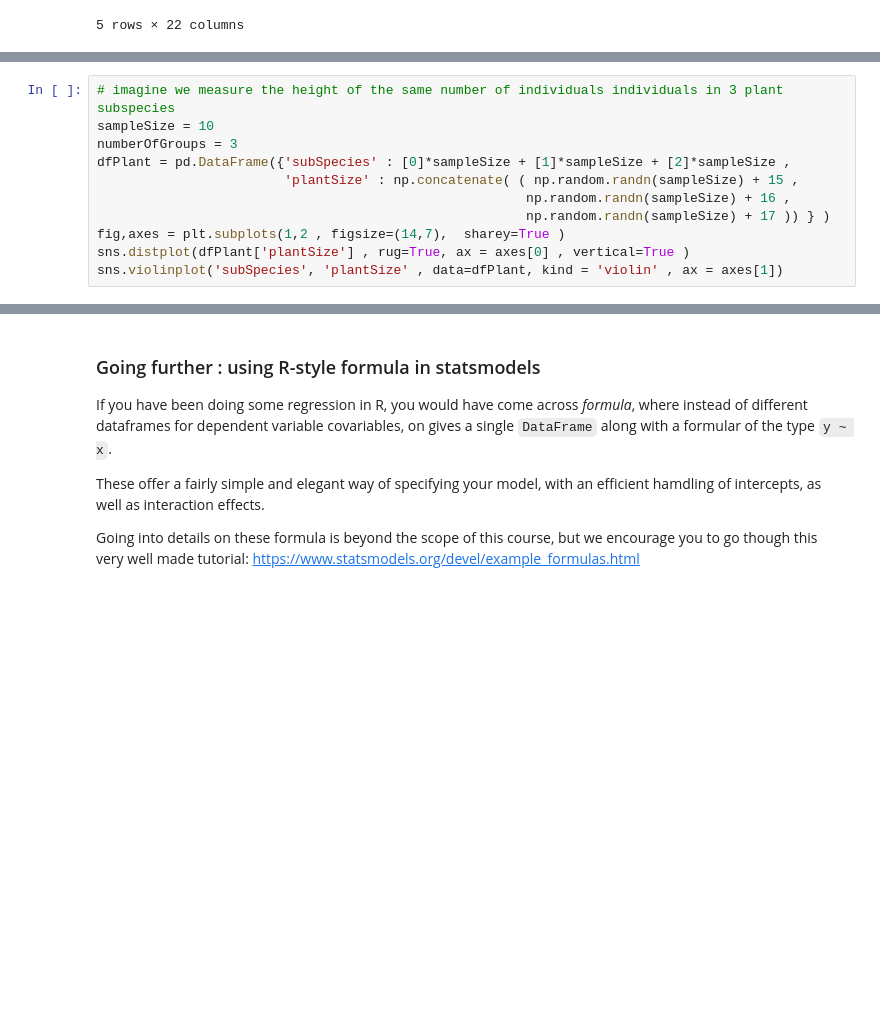
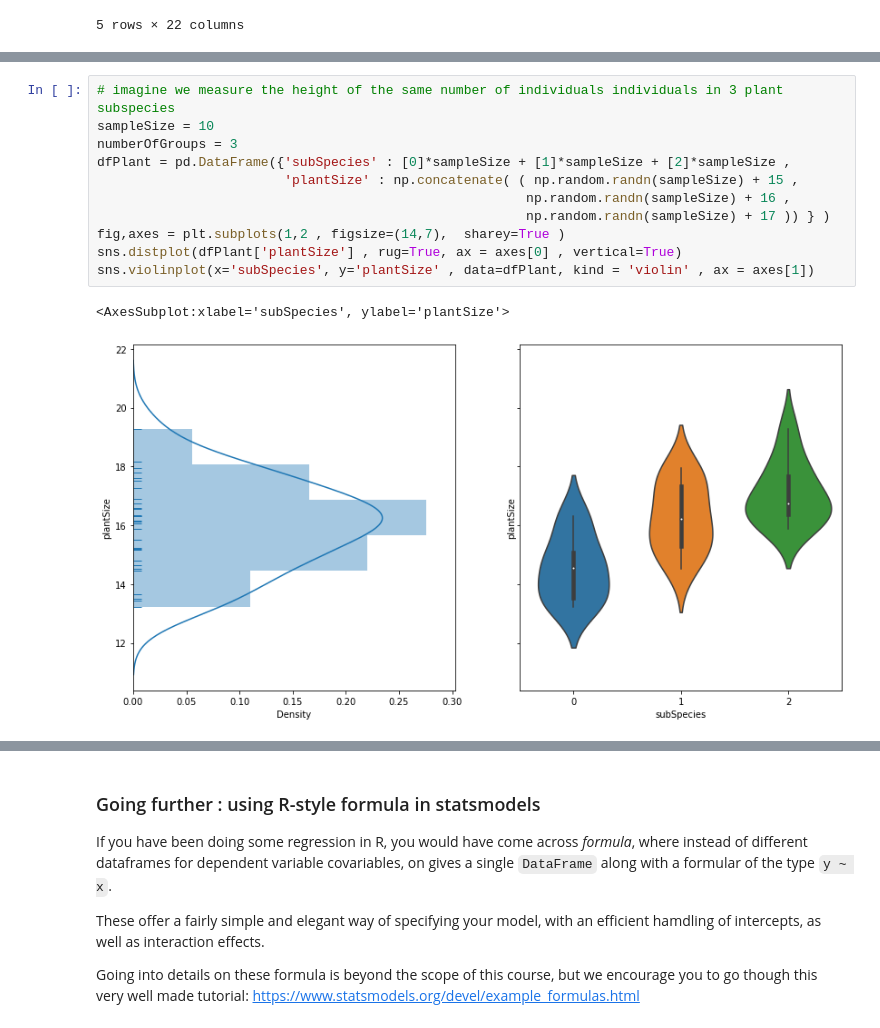
Before and after one commit to sib-swiss/intermediate-python-training, a Jupyter notebook: 02_statistics_with_python.ipynb, the cells around one changed output, grey strips where cells are left out. Cells and saved outputs as stored; diff of their text form; blank space fills up the shorter version.

```diff
--- a/02_statistics_with_python.ipynb
+++ b/02_statistics_with_python.ipynb
@@ -475,13 +522,16 @@ The anova relies on the idea that if the mean varies between the different group
 # %%
 # imagine we measure the height of the same number of individuals individuals in 3 plant subspecies
 sampleSize = 10
 numberOfGroups = 3
 dfPlant = pd.DataFrame({'subSpecies' : [0]*sampleSize + [1]*sampleSize + [2]*sampleSize ,
                         'plantSize' : np.concatenate( ( np.random.randn(sampleSize) + 15 ,
                                                        np.random.randn(sampleSize) + 16 ,
                                                        np.random.randn(sampleSize) + 17 )) } )
 fig,axes = plt.subplots(1,2 , figsize=(14,7),  sharey=True )
-sns.distplot(dfPlant['plantSize'] , rug=True, ax = axes[0] , vertical=True )
-sns.violinplot('subSpecies', 'plantSize' , data=dfPlant, kind = 'violin' , ax = axes[1])
+sns.distplot(dfPlant['plantSize'] , rug=True, ax = axes[0] , vertical=True)
+sns.violinplot(x='subSpecies', y='plantSize' , data=dfPlant, kind = 'violin' , ax = axes[1])
+# %% [output]
+<AxesSubplot:xlabel='subSpecies', ylabel='plantSize'>
+[figure, added]
 # %%
 dfPlant
```
Also changed, not shown: parts of 29 cells of this notebook.
